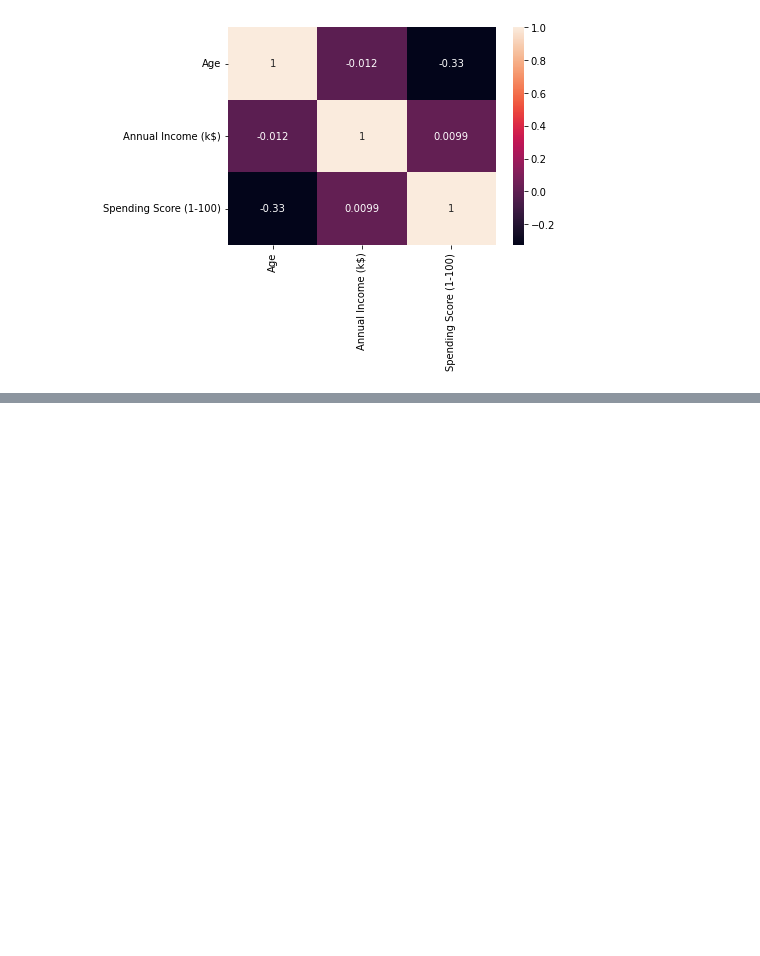
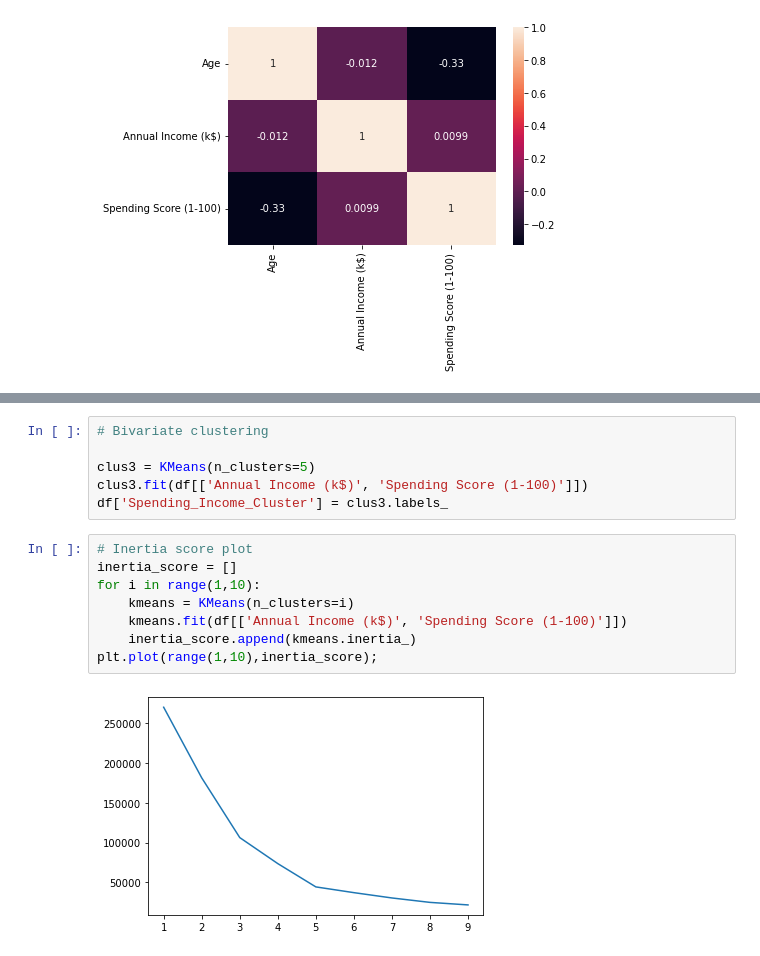
Before and after one commit to Limookiplimo/CusSeg, a Jupyter notebook: Segmentation.ipynb, the cells around one changed output, grey strips where cells are left out. Saved outputs shown, nothing was run; the diff lists cells and outputs as text; blank space fills up the shorter version.

```diff
--- a/Segmentation.ipynb
+++ b/Segmentation.ipynb
@@ -144,0 +261,16 @@ sns.heatmap(df.corr(),annot=True);
+# %%
+# Bivariate clustering
+
+clus3 = KMeans(n_clusters=5)
+clus3.fit(df[['Annual Income (k$)', 'Spending Score (1-100)']])
+df['Spending_Income_Cluster'] = clus3.labels_
+# %%
+# Inertia score plot
+inertia_score = []
+for i in range(1,10):
+    kmeans = KMeans(n_clusters=i)
+    kmeans.fit(df[['Annual Income (k$)', 'Spending Score (1-100)']])
+    inertia_score.append(kmeans.inertia_)
+plt.plot(range(1,10),inertia_score);
+# %% [output]
+[figure, added]
```
Also changed, not shown: parts of 32 cells of this notebook.
